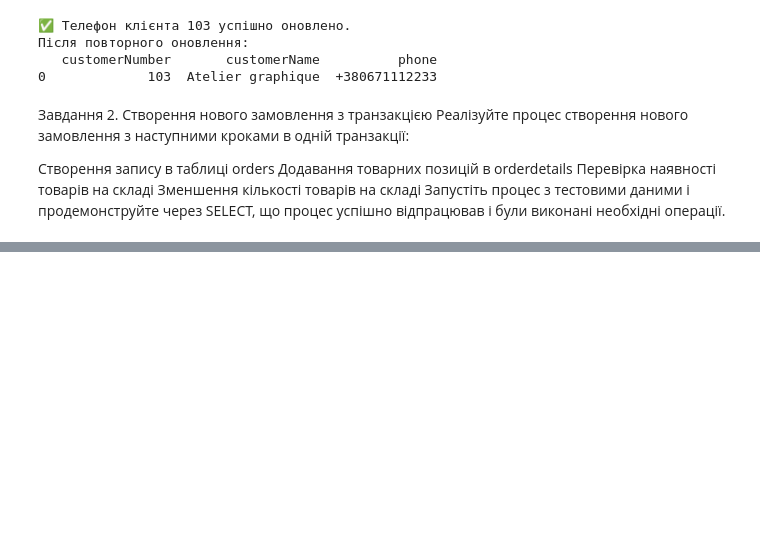
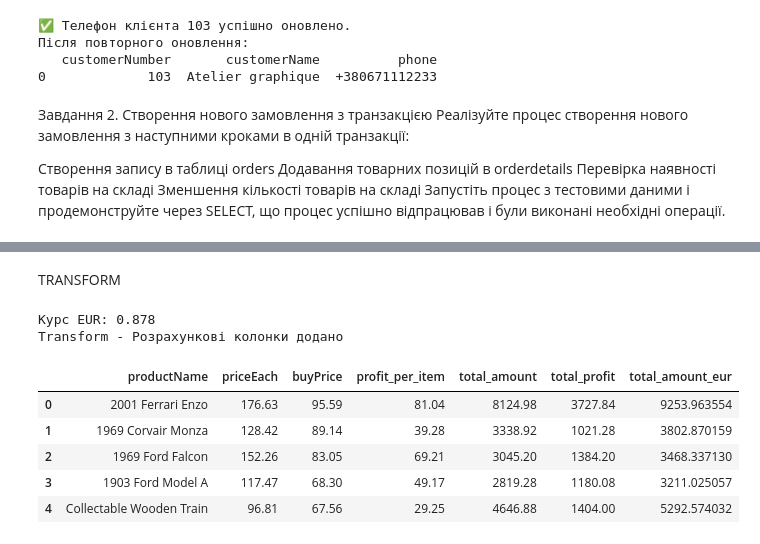
Before and after one commit to olblinova/python_for_ds_tasks-is-available, a Jupyter notebook: Інтеграція Python та SQL.ipynb, the cells around one changed output, grey strips where cells are left out. Saved outputs shown, nothing was run; the diff lists cells and outputs as text; code cells hidden in the pictures; blank space fills up the shorter version.

```diff
--- a/Інтеграція Python та SQL.ipynb
+++ b/Інтеграція Python та SQL.ipynb
@@ -888,0 +1176,25 @@ print(stock_after_failed)
+# %% [markdown]
+TRANSFORM
+# %%
+# Отримуємо курс EUR (скільки USD за 1 EUR, або навпаки - треба перевірити напрямок)
+eur_row = df_currency_rates[df_currency_rates['currencyCode'] == 'EUR']
+eur_rate = eur_row['rateToUSD'].values[0]  # це курс EUR відносно USD (скільки EUR за 1 USD)
+
+print(f"Курс EUR: {eur_rate}")
+
+df_sales['profit_per_item'] = df_sales['priceEach'] - df_sales['buyPrice']
+df_sales['total_profit'] = df_sales['profit_per_item'] * df_sales['quantityOrdered']
+df_sales['total_amount_eur'] = df_sales['total_amount'] / eur_rate
+
+print("Transform - Розрахункові колонки додано")
+df_sales[['productName', 'priceEach', 'buyPrice', 'profit_per_item',
+          'total_amount', 'total_profit', 'total_amount_eur']].head()
+# %% [output]
+Курс EUR: 0.878
+Transform - Розрахункові колонки додано
+|  | productName | priceEach | buyPrice | profit_per_item | total_amount | total_profit | total_amount_eur |
+| 0 | 2001 Ferrari Enzo | 176.63 | 95.59 | 81.04 | 8124.98 | 3727.84 | 9253.963554 |
+| 1 | 1969 Corvair Monza | 128.42 | 89.14 | 39.28 | 3338.92 | 1021.28 | 3802.870159 |
+| 2 | 1969 Ford Falcon | 152.26 | 83.05 | 69.21 | 3045.20 | 1384.20 | 3468.337130 |
+| 3 | 1903 Ford Model A | 117.47 | 68.30 | 49.17 | 2819.28 | 1180.08 | 3211.025057 |
+| 4 | Collectable Wooden Train | 96.81 | 67.56 | 29.25 | 4646.88 | 1404.00 | 5292.574032 |
```
Also changed, not shown: parts of 31 cells of this notebook.
